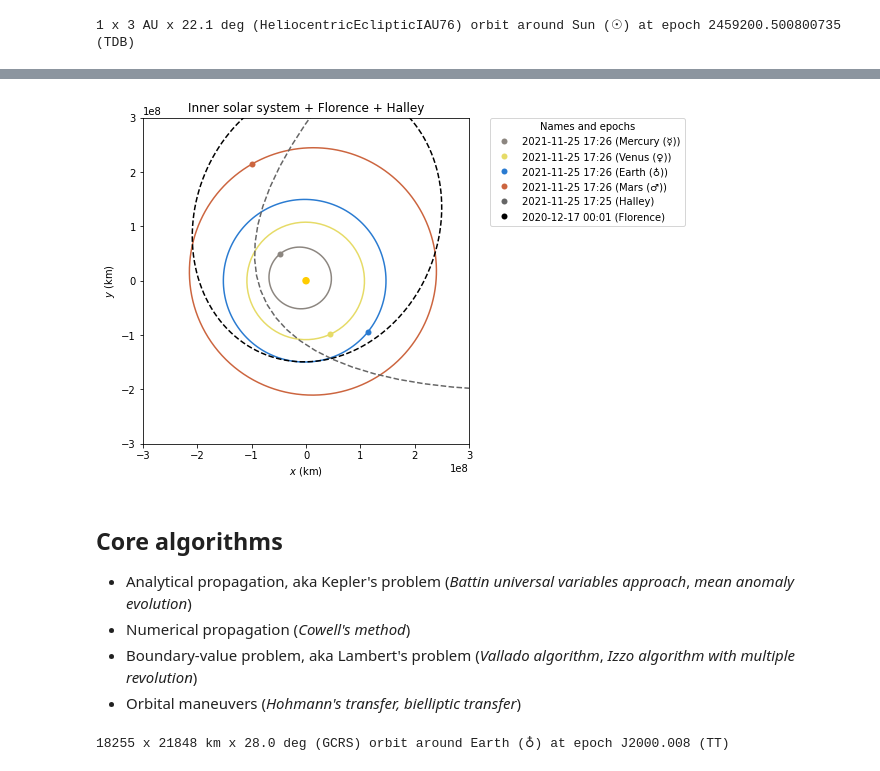
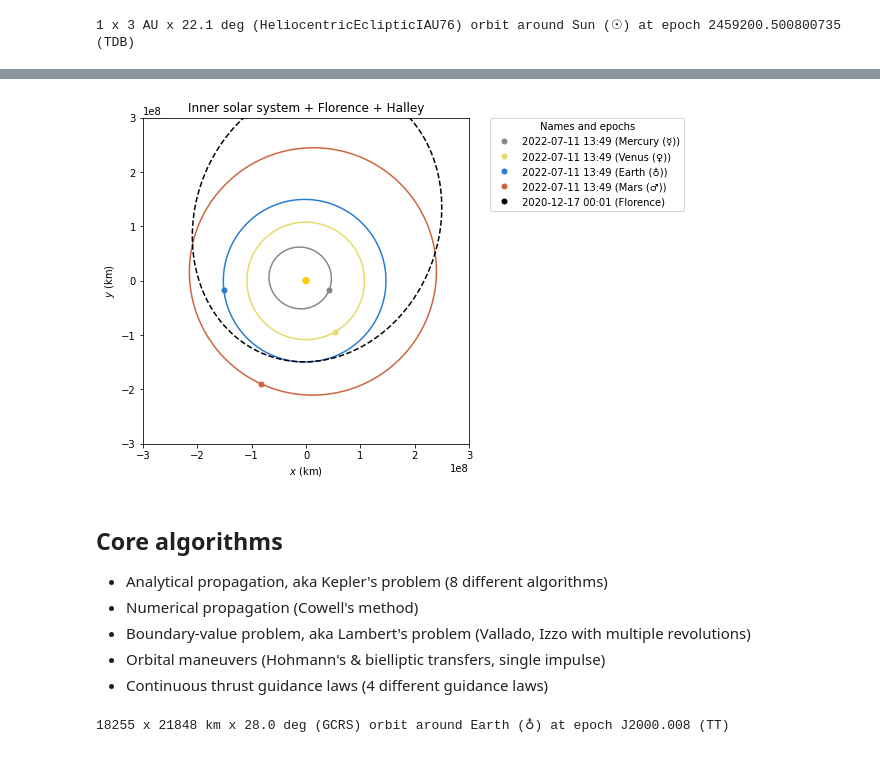
Before and after one commit to astrojuanlu/scipy-us-2022-poliastro-talk, a Jupyter notebook: Talk.ipynb, the cells around one changed output, grey strips where cells are left out. Saved outputs shown, nothing was run; the diff lists cells and outputs as text; code cells hidden in the pictures.

```diff
--- a/Talk.ipynb
+++ b/Talk.ipynb
@@ -169,21 +169,22 @@ from poliastro.bodies import Mercury, Venus, Earth, Mars
 # %%
 frame = plot_solar_system(epoch=Time.now().tdb, outer=False)
 
-frame.plot(halley_1835, label='Halley', color='#666666')
+# frame.plot(halley_1835, label='Halley', color='#666666')
 frame.plot(florence, label='Florence', color='#000000')
 
 plt.title("Inner solar system + Florence + Halley")
 plt.xlim(-.3e9, .3e9)
 plt.ylim(-.3e9, .3e9);
 # %% [output]
-[figure, old version]
+[figure, new version]
 # %% [markdown]
 ## Core algorithms
 
-- Analytical propagation, aka Kepler's problem (*Battin universal variables approach*, *mean anomaly evolution*)
-- Numerical propagation (*Cowell's method*)
-- Boundary-value problem, aka Lambert's problem (*Vallado algorithm*, *Izzo algorithm with multiple revolution*)
-- Orbital maneuvers (*Hohmann's transfer, bielliptic transfer*)
+- Analytical propagation, aka Kepler's problem (8 different algorithms)
+- Numerical propagation (Cowell's method)
+- Boundary-value problem, aka Lambert's problem (Vallado, Izzo with multiple revolutions)
+- Orbital maneuvers (Hohmann's & bielliptic transfers, single impulse)
+- Continuous thrust guidance laws (4 different guidance laws)
 # %%
 import numpy as np
 
```
Also changed, not shown: parts of 41 cells of this notebook.
